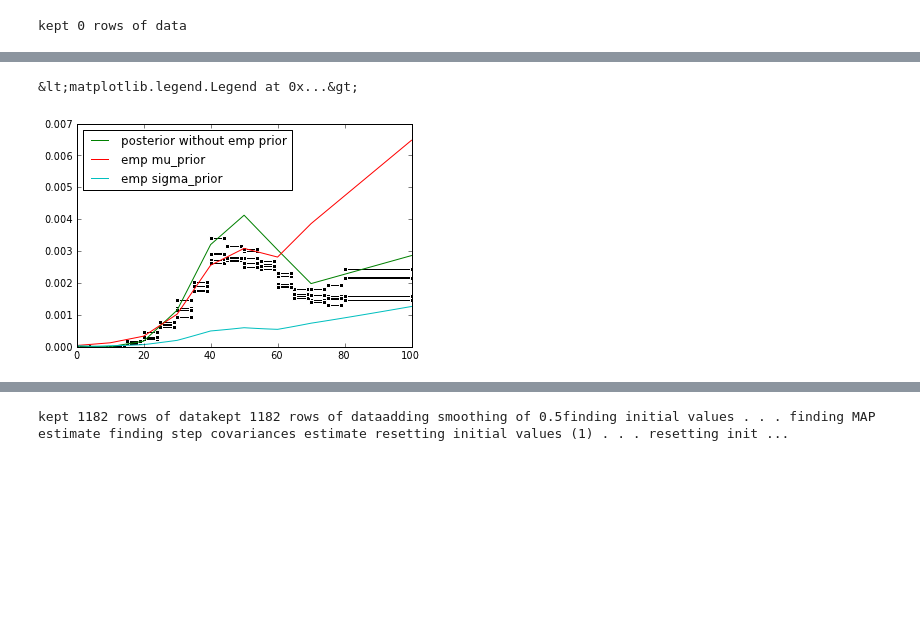
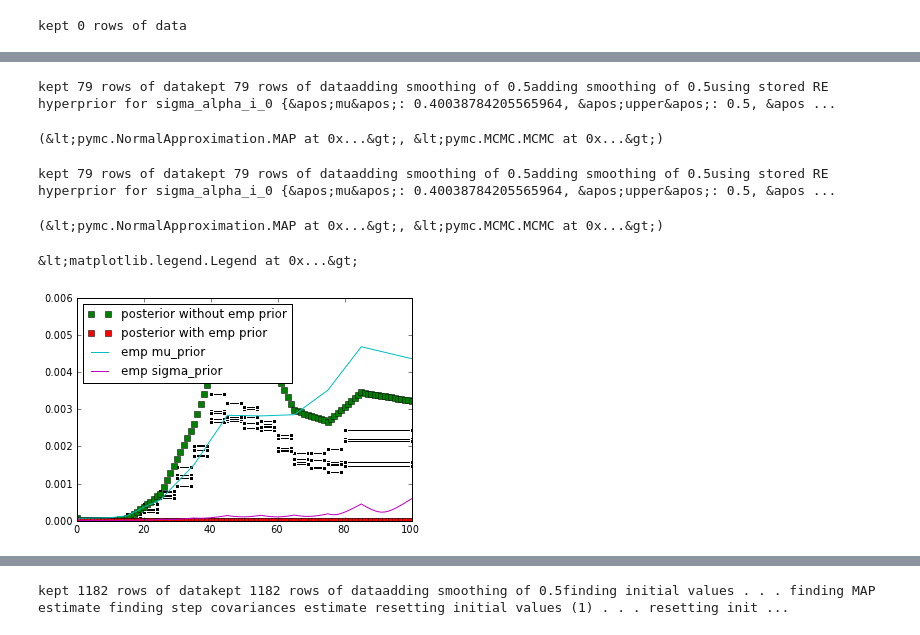
Before and after one commit to peterhm/gbd, a Jupyter notebook: book/DM-co.ipynb, the cells around one changed output, grey strips where cells are left out. Cells and saved outputs as stored; diff of their text form; code cells hidden in the pictures; blank space fills up the shorter version.

```diff
--- a/book/DM-co.ipynb
+++ b/book/DM-co.ipynb
@@ -53,2 +36,0 @@ kept 79 rows of data
-# %%
-mu_prior, sigma_prior = get_emp(disease, data_type, country, sex, year)
@@ -59,2 +36,0 @@ kept 79 rows of dataadding smoothing of 0.5
-# %%
-model.vars += dismod3.ism.age_specific_rate(model, data_type,                                            country, sex, year)#                                            None, mu_prior, sigma_prior)
@@ -68,5 +37,15 @@ finding initial values . . . finding MAP estimate finding step covariances estim
+# %%
+model = load_new_model(disease, country, sex)mu_prior, sigma_prior = get_emp(disease, data_type, country, sex, year) find_fnrfx(model, disease, data_type, country, region, sex, year)model.vars += dismod3.ism.age_specific_rate(model, data_type,                                            country, sex, year)#                                            None, mu_prior, sigma_prior)%time dismod3.fit.fit_asr(model, data_type, iter=iter, thin=thin, burn=burn)
+# %% [output]
+kept 79 rows of datakept 79 rows of dataadding smoothing of 0.5adding smoothing of 0.5using stored RE hyperprior for sigma_alpha_i_0 {&apos;mu&apos;: 0.40038784205565964, &apos;upper&apos;: 0.5, &apos ...
+(&lt;pymc.NormalApproximation.MAP at 0x...&gt;, &lt;pymc.MCMC.MCMC at 0x...&gt;)
+# %%
+modelep = load_new_model(disease, country, sex)find_fnrfx(modelep, disease, data_type, country, region, sex, year)modelep.vars += dismod3.ism.age_specific_rate(modelep, data_type,                                              country, sex, year,                                              None, mu_prior, sigma_prior)%time dismod3.fit.fit_asr(modelep, data_type, iter=iter, thin=thin, burn=burn)
+# %% [output]
+kept 79 rows of datakept 79 rows of dataadding smoothing of 0.5adding smoothing of 0.5using stored RE hyperprior for sigma_alpha_i_0 {&apos;mu&apos;: 0.40038784205565964, &apos;upper&apos;: 0.5, &apos ...
+(&lt;pymc.NormalApproximation.MAP at 0x...&gt;, &lt;pymc.MCMC.MCMC at 0x...&gt;)
 # %%
-model.pred = dismod3.covariates.predict_for(model, model.parameters[data_type],                                             country, sex, year, country, sex, year,                                            1., model.vars[data_type], 0., 1.).Tdismod3.graphics.plot_data_bars(model.get_data(data_type))pl.plot(model.pred.mean(axis=1), label='posterior without emp prior')pl.plot(pl.array(mu_prior), label='emp mu_prior')pl.plot(pl.array(sigma_prior), label='emp sigma_prior')pl.legend(loc='upper left')
+model.pred = dismod3.covariates.predict_for(model, model.parameters[data_type],                                             country, sex, year, country, sex, year,                                            1., model.vars[data_type], 0., 1.).Tmodelep.pred = dismod3.covariates.predict_for(modelep, modelep.parameters[data_type],                                             country, sex, year, country, sex, year,                                            1., modelep.vars[data_type], 0., 1.).Tdismod3.graphics.plot_data_bars(model.get_data(data_type))pl.plot(model.pred.mean(axis=1), 's', label='posterior without emp prior')pl.plot(modelep.pred.mean(axis=1), 's', label='posterior with emp prior')pl.plot(pl.array(mu_prior), label='emp mu_prior')pl.plot(pl.array(sigma_prior), label='emp sigma_prior')pl.legend(loc='upper left')
 # %% [output]
 &lt;matplotlib.legend.Legend at 0x...&gt;
-[figure, old version]
+[figure, new version]
```
Also changed, not shown: parts of 65 cells of this notebook.
